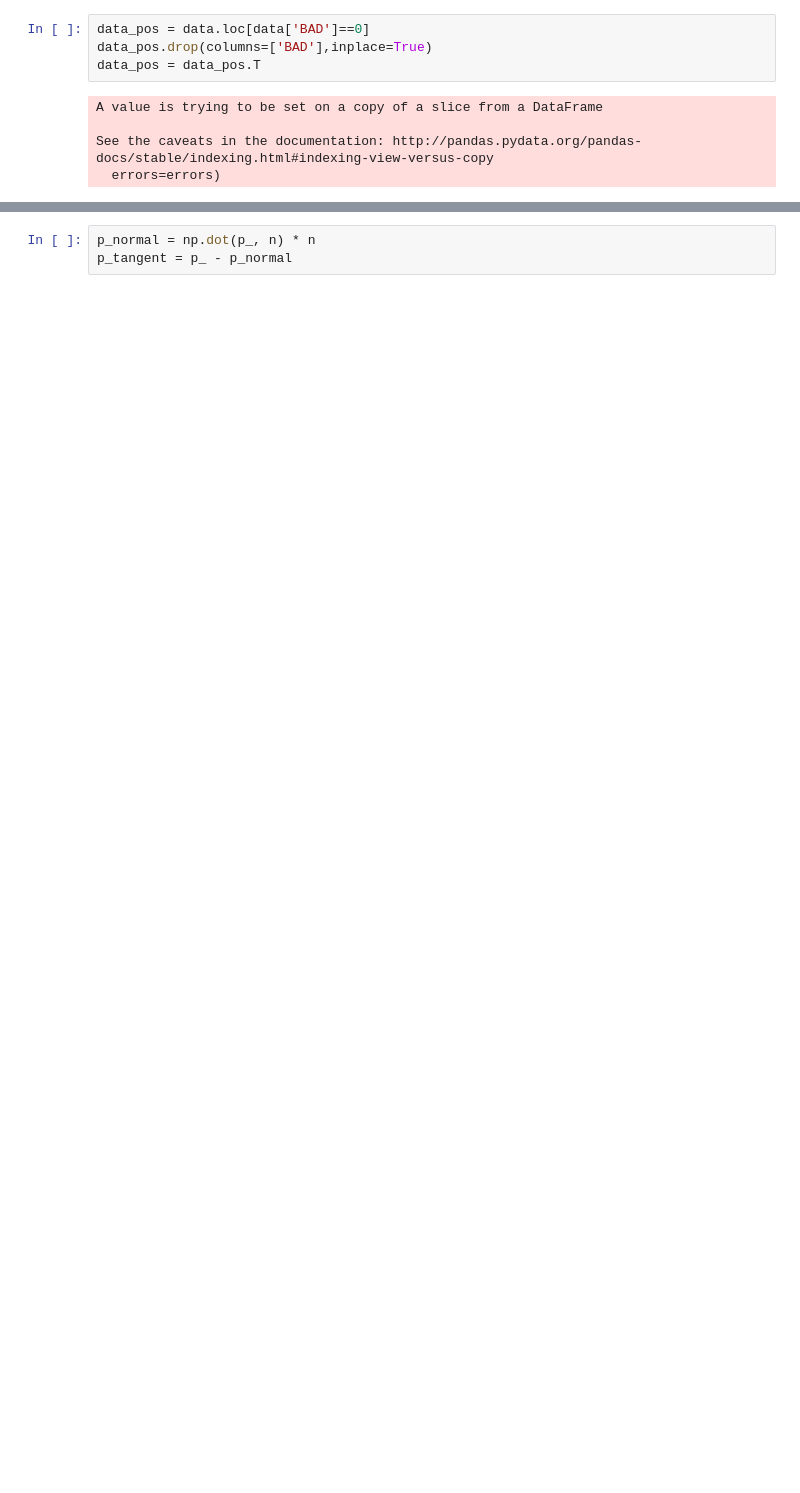
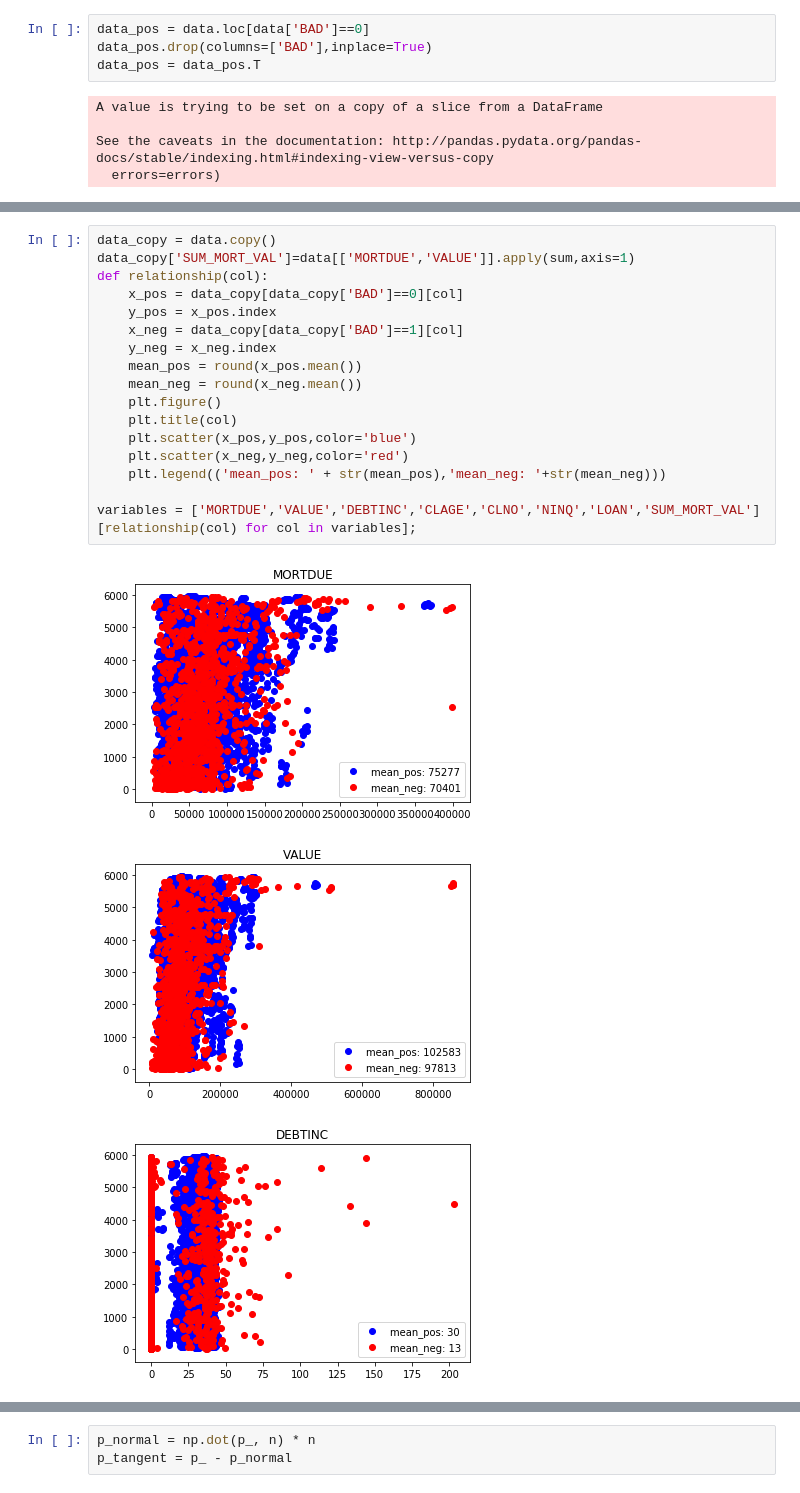
Before and after one commit to lusuelves/CreditRisk, a Jupyter notebook: code/recommender.ipynb, the cells around one changed output, grey strips where cells are left out. Drawn from its saved outputs; the diff is of its cells as text; blank space fills up the shorter version.

```diff
--- a/code/recommender.ipynb
+++ b/code/recommender.ipynb
@@ -257,0 +113,22 @@ tom = pd.Series({'BAD': 1,
+# %%
+data_copy = data.copy()
+data_copy['SUM_MORT_VAL']=data[['MORTDUE','VALUE']].apply(sum,axis=1)
+def relationship(col):
+    x_pos = data_copy[data_copy['BAD']==0][col]
+    y_pos = x_pos.index
+    x_neg = data_copy[data_copy['BAD']==1][col]
+    y_neg = x_neg.index
+    mean_pos = round(x_pos.mean())
+    mean_neg = round(x_neg.mean())
+    plt.figure()
+    plt.title(col)
+    plt.scatter(x_pos,y_pos,color='blue')
+    plt.scatter(x_neg,y_neg,color='red')
+    plt.legend(('mean_pos: ' + str(mean_pos),'mean_neg: '+str(mean_neg)))
+
+variables = ['MORTDUE','VALUE','DEBTINC','CLAGE','CLNO','NINQ','LOAN','SUM_MORT_VAL']
+[relationship(col) for col in variables];
+# %% [output]
+[figure, added]
+[figure, added]
+[figure, added]
```
Also changed, not shown: parts of 109 cells of this notebook, 25 other files.
